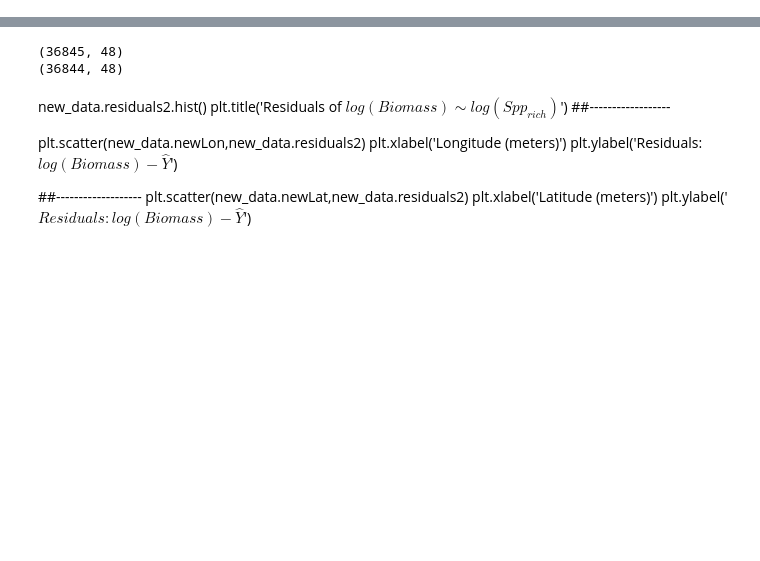
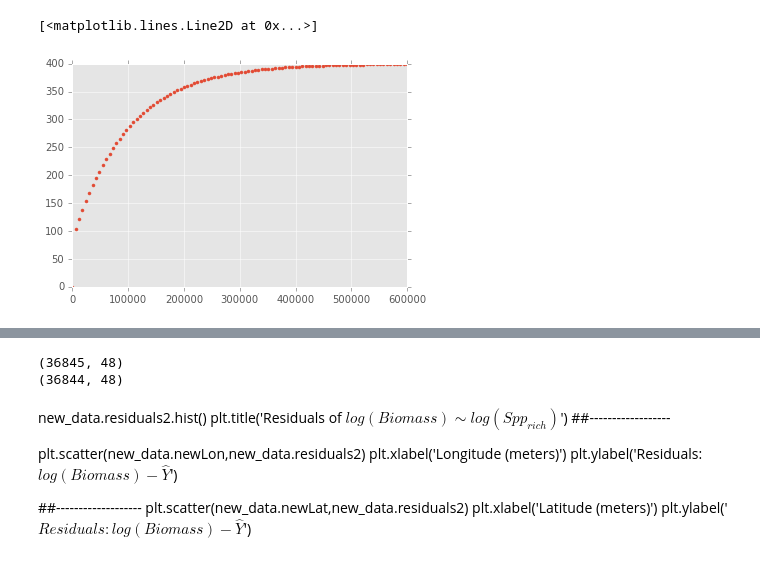
Before and after one commit to molgor/spystats, a Jupyter notebook: notebooks/model_fitting_spatialautocorr_using_GLS.ipynb, the cells around one changed output, grey strips where cells are left out. Cells and saved outputs as stored; diff of their text form; code cells hidden in the pictures; blank space fills up the shorter version.

```diff
--- a/notebooks/model_fitting_spatialautocorr_using_GLS.ipynb
+++ b/notebooks/model_fitting_spatialautocorr_using_GLS.ipynb
@@ -70,3 +69,40 @@ import numpy as np
 import matplotlib.pylab as plt
 ## Use the ggplot style
 plt.style.use('ggplot')
+# %%
+## check the matern
+import scipy.special as special
+#def MaternVariogram(h,range_a,nugget=40,sill=100,kappa=0.5):
+def MaternVariogram(h,sill=1,range_a=100,nugget=40,kappa=0.5):
+    """
+    The Matern Variogram of order $\kappa$.
+
+    $$ \gamma(h) = nugget + (sill (1 - (\farc{1}{2^{\kappa -1}} \Gamma(\kappa) (\frac{h}{r})^{\kappa} K_\kappa \Big(\frac{h}{r}\Big)$$
+
+    Let:
+         a = $$
+        b = $$
+        K_v = Modified Bessel function of the second kind of real order v
+    """
+
+    #a = np.power(2, 1 - kappa) / special.gamma(kappa)
+    #b = (np.sqrt(2 * kappa) / range_a) * h
+    a = 1 / np.power(2,kappa - 1 ) * special.gamma(kappa)
+
+    b = (h / float(range_a))
+    K_v = special.kv(kappa,b)
+
+    #kh = sigma * a * np.power(b,kappa) * K_v
+    #kh = (sill - nugget) * ( 1 - (a * np.power(b,kappa) * K_v))
+    kh = nugget + (sill * ( 1 - (a * np.power(b,kappa) * K_v)))
+
+    kh = np.nan_to_num(kh)
+
+    return kh
+
+
+cc = MaternVariogram(hx,range_a=100000,sill=100,nugget=300,kappa=0.5)
+plt.plot(hx,cc,'.')
+# %% [output]
+[<matplotlib.lines.Line2D at 0x...>]
+[figure, added]
```
Also changed, not shown: parts of 38 cells of this notebook, 9 other files.
